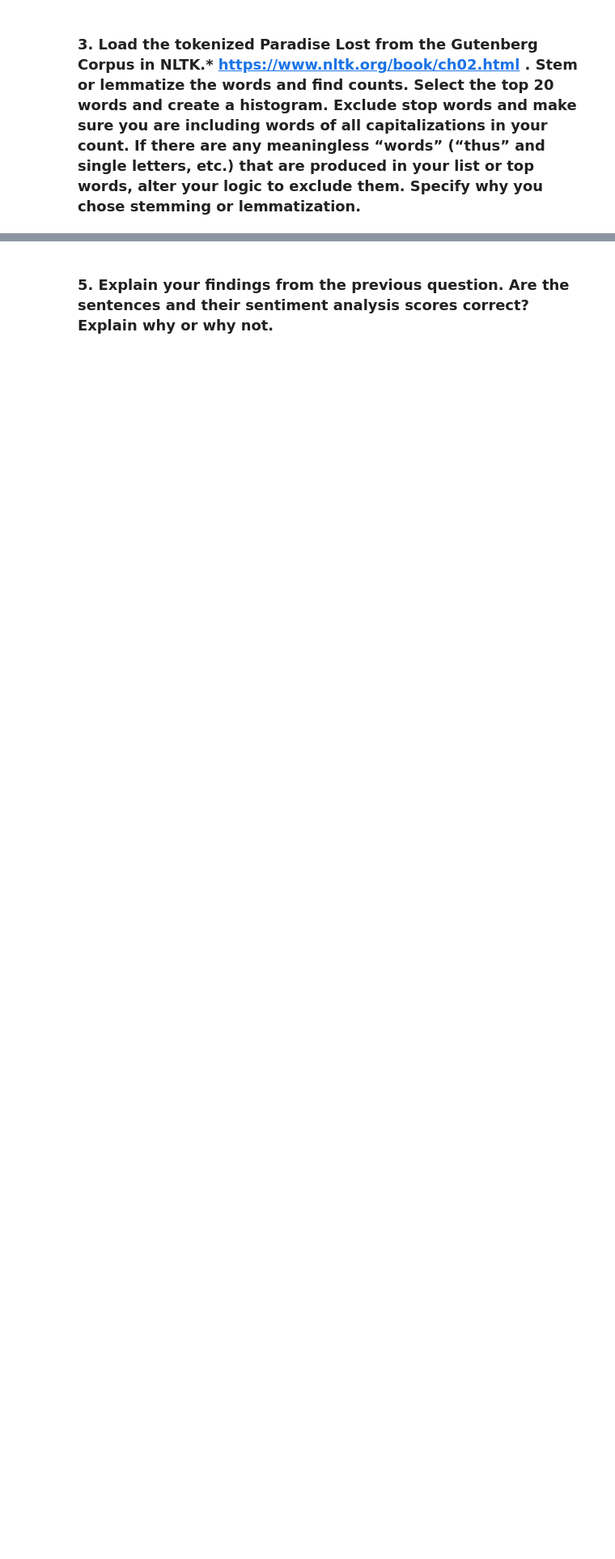
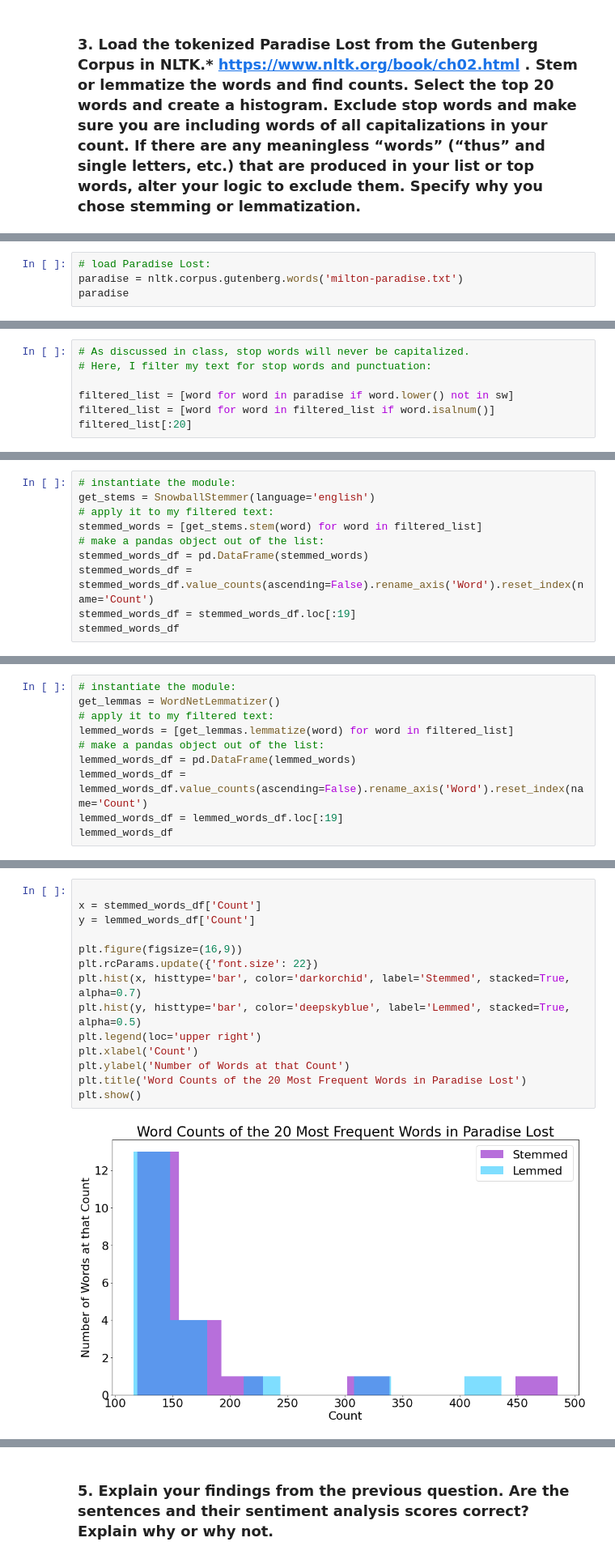
Before and after one commit to N-J-Miller/Week_20, a Jupyter notebook: Week_20_Homework.ipynb, the cells around one changed output, grey strips where cells are left out. Shown at 81% size. Cells and saved outputs as stored; diff of their text form; blank space fills up the shorter version.

```diff
--- a/Week_20_Homework.ipynb
+++ b/Week_20_Homework.ipynb
@@ -10,0 +34,4 @@
+# %%
+# load Paradise Lost:
+paradise = nltk.corpus.gutenberg.words('milton-paradise.txt')
+paradise
@@ -10,0 +40,7 @@
+# %%
+# As discussed in class, stop words will never be capitalized.
+# Here, I filter my text for stop words and punctuation:
+
+filtered_list = [word for word in paradise if word.lower() not in sw]
+filtered_list = [word for word in filtered_list if word.isalnum()]
+filtered_list[:20]
@@ -10,0 +72,10 @@
+# %%
+# instantiate the module:
+get_stems = SnowballStemmer(language='english')
+# apply it to my filtered text:
+stemmed_words = [get_stems.stem(word) for word in filtered_list]
+# make a pandas object out of the list:
+stemmed_words_df = pd.DataFrame(stemmed_words)
+stemmed_words_df = stemmed_words_df.value_counts(ascending=False).rename_axis('Word').reset_index(name='Count')
+stemmed_words_df = stemmed_words_df.loc[:19]
+stemmed_words_df
@@ -10,0 +109,10 @@
+# %%
+# instantiate the module:
+get_lemmas = WordNetLemmatizer()
+# apply it to my filtered text:
+lemmed_words = [get_lemmas.lemmatize(word) for word in filtered_list]
+# make a pandas object out of the list:
+lemmed_words_df = pd.DataFrame(lemmed_words)
+lemmed_words_df = lemmed_words_df.value_counts(ascending=False).rename_axis('Word').reset_index(name='Count')
+lemmed_words_df = lemmed_words_df.loc[:19]
+lemmed_words_df
@@ -11,3 +189,19 @@
+# %%
+
+x = stemmed_words_df['Count']
+y = lemmed_words_df['Count']
+
+plt.figure(figsize=(16,9))
+plt.rcParams.update({'font.size': 22})
+plt.hist(x, histtype='bar', color='darkorchid', label='Stemmed', stacked=True, alpha=0.7)
+plt.hist(y, histtype='bar', color='deepskyblue', label='Lemmed', stacked=True, alpha=0.5)
+plt.legend(loc='upper right')
+plt.xlabel('Count')
+plt.ylabel('Number of Words at that Count')
+plt.title('Word Counts of the 20 Most Frequent Words in Paradise Lost')
+plt.show()
+# %% [output]
+[figure, added]
 # %% [markdown]
 ### 4. Perform Vader Sentiment Analysis on the book. Find the 5 most negative, 5 most positive, and 5 most neutral sentences in Paradise Lost*. http://www.nltk.org/howto/sentiment.html . This may take a while to run, so you can always start with a small subset of the data (100 sentences) and then once your code works as expected, expand it to the whole book and let it run.
 
```
Also changed, not shown: parts of 29 cells of this notebook, 5 other files.
